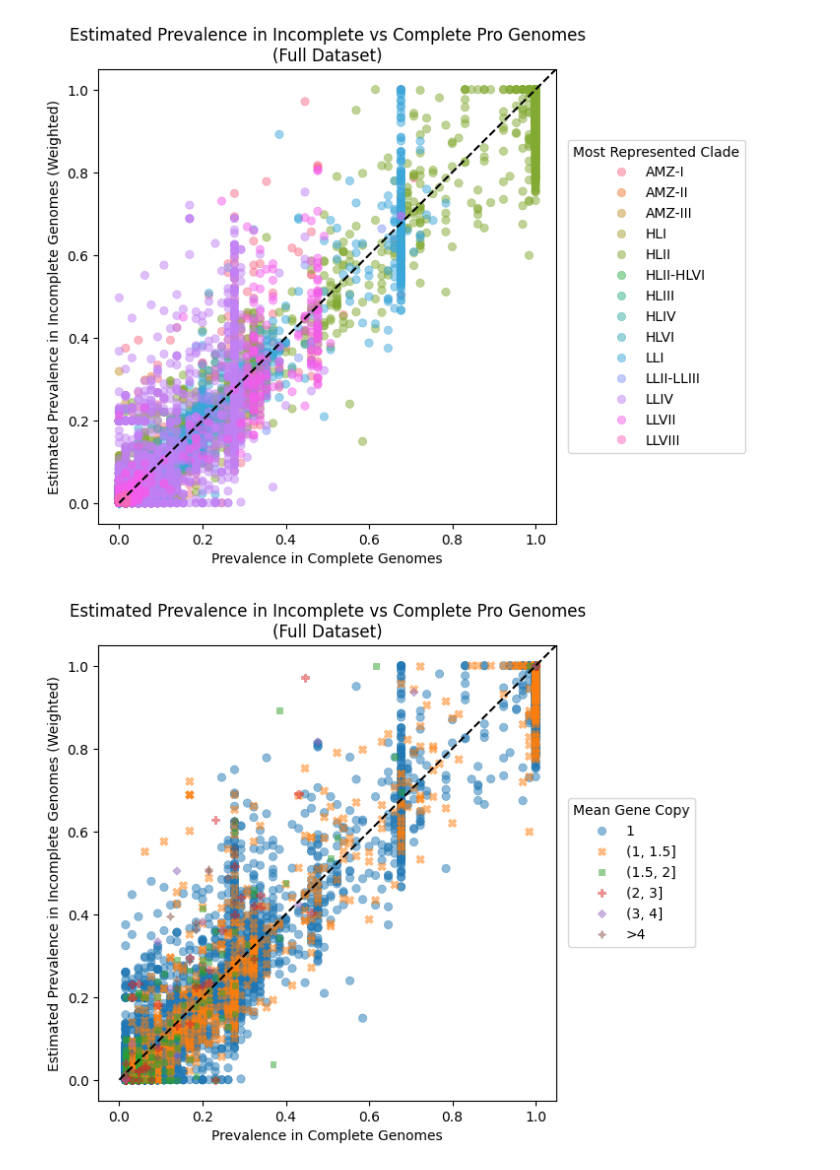
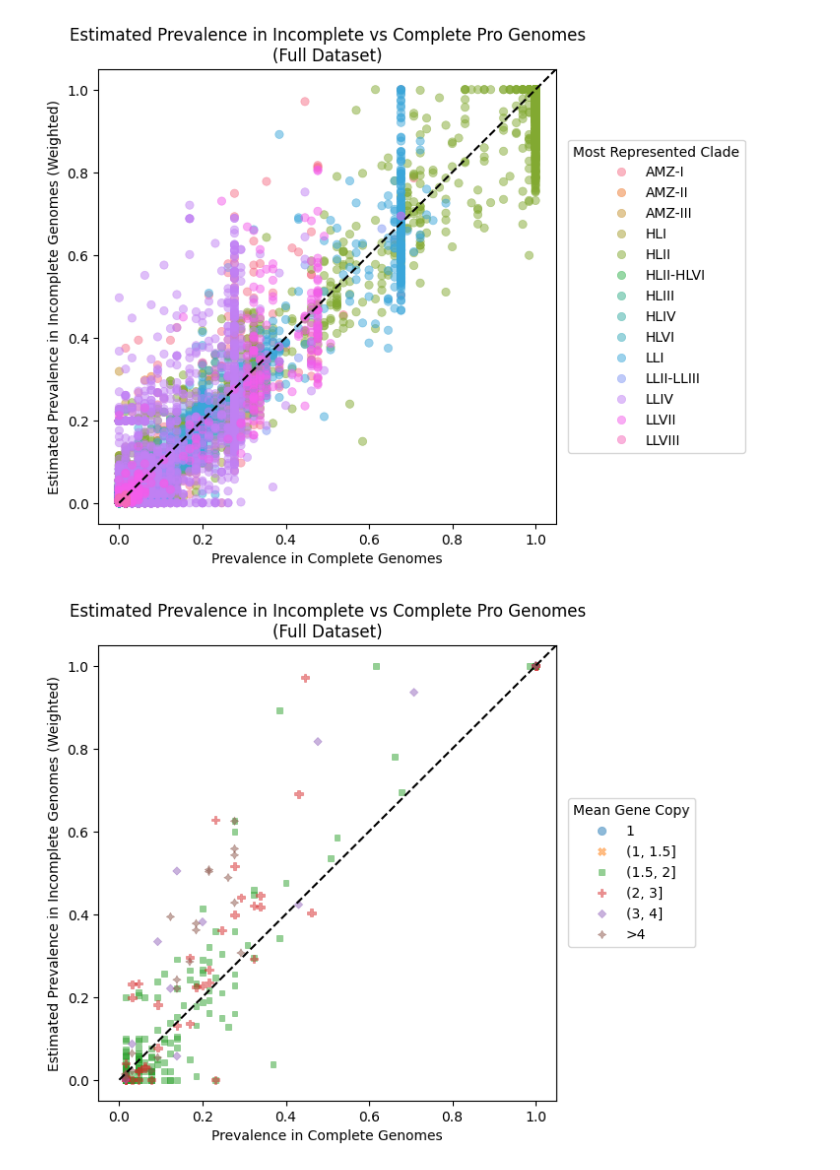
Before and after one commit to blasks/gene-prevalence, a Jupyter notebook: analyses/bernoulli-model.ipynb, the cells around one changed output. Saved outputs shown, nothing was run; the diff lists cells and outputs as text; code cells hidden in the pictures.

Commit message:
Added residual plots and looked at different versions of results plots.

```diff
--- a/analyses/bernoulli-model.ipynb
+++ b/analyses/bernoulli-model.ipynb
@@ -429,33 +465,33 @@ plt.show()
 mean_gene_count_bins = pd.cut(
     mean_gene_count.loc[pa_incomplete_df.index],
     bins=[0, 1, 1.5, 2, 3, 4, np.inf],
     labels=['1', '(1, 1.5]', '(1.5, 2]', '(2, 3]', '(3, 4]', '>4'])
 plot_df['Mean Gene Copy'] = mean_gene_count_bins.loc[pa_incomplete_df.index]
 plot_df = plot_df.sort_values('Mean Gene Copy')
 
 # Create a scatter plot
 plt.figure(figsize=(6, 6))
 sns.scatterplot(
-    # data=plot_df[plot_df['Mean Gene Copy'] != '1'],  # Filter to only include genes with mean gene copy > 1
-    data= plot_df,
+    data=plot_df[~plot_df['Mean Gene Copy'].isin(['1', '(1, 1.5]'])],
+    # data= plot_df,
     x='Prevalence in Complete Genomes',
     y='Estimated Prevalence in Incomplete Genomes (Weighted)',
     hue='Mean Gene Copy',
     style='Mean Gene Copy',
     alpha=0.5,
     edgecolor=None)
 
 # Add a line for perfect agreement
 plt.plot([0, 100], [0, 100], '--', color='black')  # Line with slope 1
 
 # Set ranges for x and y axes
 maximum = max(ground_truth.max(), lambdas_incomplete.max())
 plt.xlim(-0.05, maximum + 0.05)
 plt.ylim(-0.05, maximum + 0.05)
 
 # Set title and show plot
 plt.title('Estimated Prevalence in Incomplete vs Complete Pro Genomes\n(Full Dataset)')
 plt.legend(title='Mean Gene Copy', bbox_to_anchor=(1.01, 0.5), loc='center left')
 plt.show()
 # %% [output]
-[figure, old version]
+[figure, new version]
```
Also changed, not shown: parts of 5 cells of this notebook, 1 other file.
